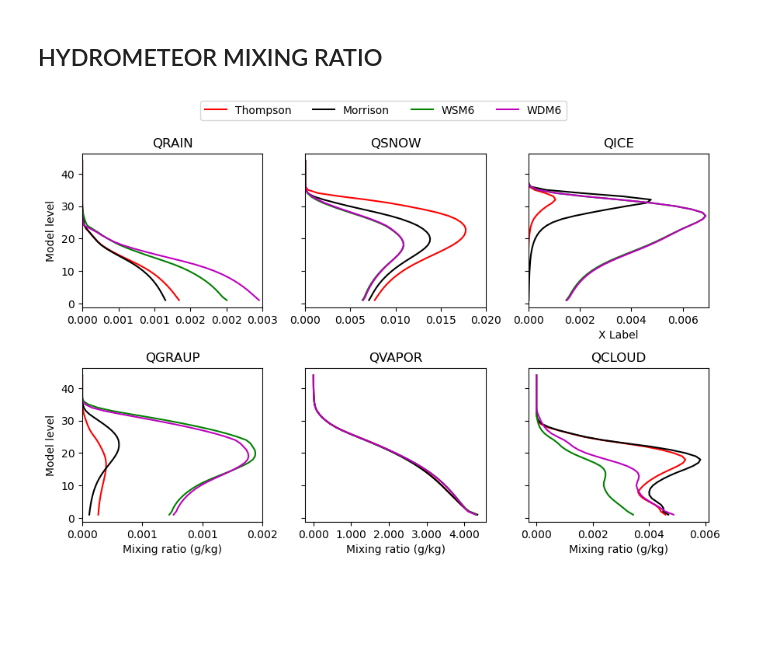
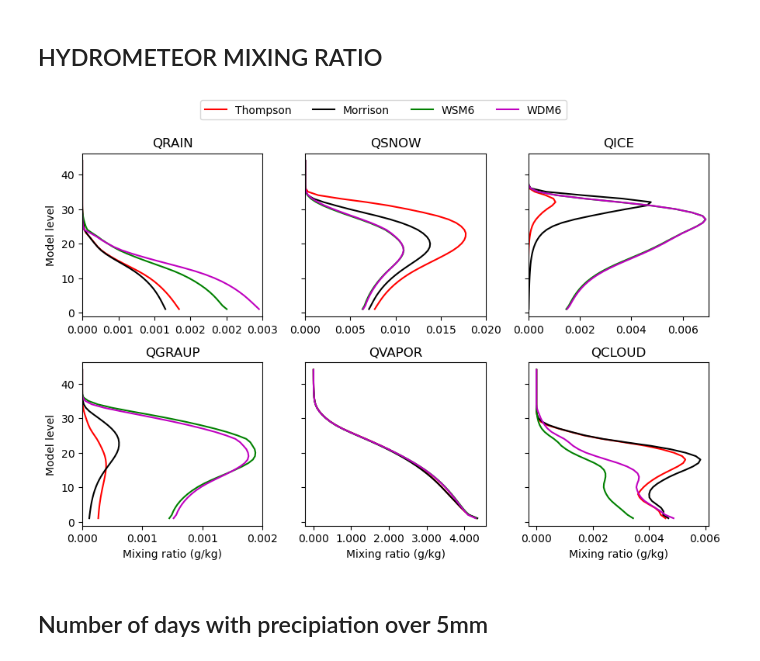
Before and after one commit to stanleyakor1/Comprehensive-Ecam, a Jupyter notebook: Artifact/scritps/mixing_ratio.ipynb, the cells around one changed output. Cells and saved outputs as stored; diff of their text form; code cells hidden in the pictures; blank space fills up the shorter version.

```diff
--- a/Artifact/scritps/mixing_ratio.ipynb
+++ b/Artifact/scritps/mixing_ratio.ipynb
@@ -103,7 +106,6 @@ plt.plot(wsm6_ice * 1e3, x_values, 'g', label='WSM6 QICE')
 plt.plot(wdm6_ice * 1e3, x_values, 'm', label='WDM6 QICE')
 plt.xlim(0, 0.007)
 plt.gca().xaxis.set_major_formatter(plt.FormatStrFormatter('%.3f'))
-plt.xlabel('X Label')
 plt.title('QICE')
 legend_handles.append(plt.gca().get_legend_handles_labels()[0])
 legend_labels.append('WSM6')
@@ -117,7 +119,6 @@ plt.plot(wsm6_graup * 1e3, x_values, 'g', label='WSM6 QGRAUP')
 plt.plot(wdm6_graup * 1e3, x_values, 'm', label='WDM6 QGRAUP')
 plt.xlim(0, 0.0015)
 plt.gca().xaxis.set_major_formatter(plt.FormatStrFormatter('%.3f'))
-plt.xlabel('X Label')
 plt.title('QGRAUP')
 plt.ylabel('Model level')
 legend_handles.append(plt.gca().get_legend_handles_labels()[0])
@@ -135,32 +136,34 @@ plt.gca().xaxis.set_major_formatter(plt.FormatStrFormatter('%.3f'))
 plt.title('QVAPOR')
 legend_handles.append(plt.gca().get_legend_handles_labels()[0])
 legend_labels.append('WSM6')
 plt.xlabel('Mixing ratio (g/kg)')
 plt.tick_params(axis='y', labelleft=False)
 # Subplot 6
 plt.subplot(3, 3, 6)
 plt.plot(th_cloud * 1e3, x_values, 'r', label='Thompson QCLOUD')
 plt.plot(mor_cloud * 1e3, x_values, 'k', label='Morrison QCLOUD')
 plt.plot(wsm6_cloud * 1e3, x_values, 'g', label='WSM6 QCLOUD')
 plt.plot(wdm6_cloud * 1e3, x_values, 'm', label='WDM6 QCLOUD')
 plt.gca().xaxis.set_major_formatter(plt.FormatStrFormatter('%.3f'))
-plt.xlabel('X Label')
 plt.title('QCLOUD')
 legend_handles.append(plt.gca().get_legend_handles_labels()[0])
 legend_labels.append('WDM6')
 plt.xlabel('Mixing ratio (g/kg)')
 plt.tick_params(axis='y', labelleft=False)
 
 # Create a single legend outside the last figure
 plt.figlegend(
     handles=legend_handles[-1],
     labels=legend_labels,
     loc='upper center',
     bbox_to_anchor=(0.5,1.05),
     ncol=len(legend_labels)
 )
 
 plt.tight_layout()
 plt.show()
+plt.savefig('mixing_ratio.pdf')
 # %% [output]
-[figure, old version]
+[figure, new version]
+# %% [markdown]
+## Number of days with precipiation over 5mm
```
Also changed, not shown: parts of 16 cells of this notebook, 1 other file.
